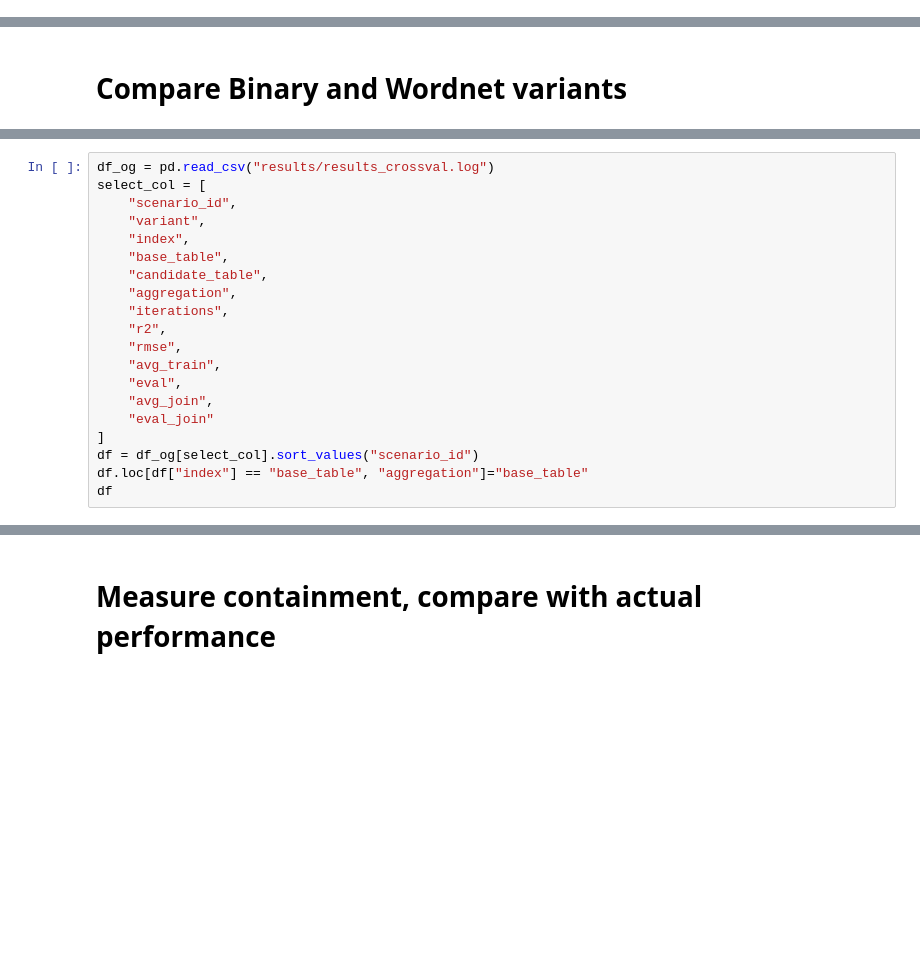
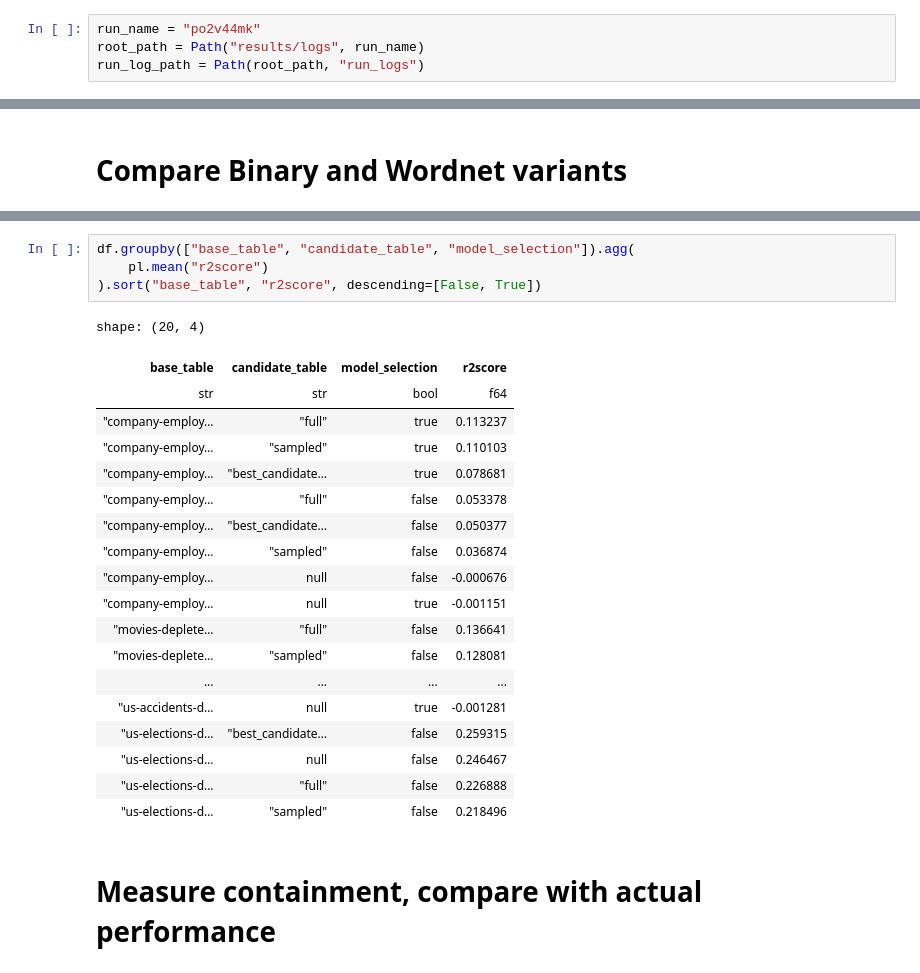
Before and after one commit to rcap107/retrieve-merge-predict, a Jupyter notebook: notebooks/Study results.ipynb, the cells around one changed output, grey strips where cells are left out. Cells and saved outputs as stored; diff of their text form; blank space fills up the shorter version.

```diff
--- a/notebooks/Study results.ipynb
+++ b/notebooks/Study results.ipynb
@@ -23,0 +25,4 @@ import src.utils.plotting_utils as utils
+# %%
+run_name = "po2v44mk"
+root_path = Path("results/logs", run_name)
+run_log_path = Path(root_path, "run_logs")
@@ -33,20 +135,0 @@ Index(['scenario_id', 'status', 'variant', 'git_hash', 'index', 'base_table',
-# %%
-df_og = pd.read_csv("results/results_crossval.log")
-select_col = [
-    "scenario_id",
-    "variant",
-    "index",
-    "base_table",
-    "candidate_table",
-    "aggregation",
-    "iterations",
-    "r2",
-    "rmse",
-    "avg_train",
-    "eval",
-    "avg_join",
-    "eval_join"
-]
-df = df_og[select_col].sort_values("scenario_id")
-df.loc[df["index"] == "base_table", "aggregation"]="base_table"
-df
@@ -69,3 +169,27 @@ df_p = pl.from_pandas(df)
+# %%
+df.groupby(["base_table", "candidate_table", "model_selection"]).agg(
+    pl.mean("r2score")
+).sort("base_table", "r2score", descending=[False, True])
+# %% [output]
+shape: (20, 4)
+| base_table | candidate_table | model_selection | r2score |
+| str | str | bool | f64 |
+| "company-employ… | "full" | true | 0.113237 |
+| "company-employ… | "sampled" | true | 0.110103 |
+| "company-employ… | "best_candidate… | true | 0.078681 |
+| "company-employ… | "full" | false | 0.053378 |
+| "company-employ… | "best_candidate… | false | 0.050377 |
+| "company-employ… | "sampled" | false | 0.036874 |
+| "company-employ… | null | false | -0.000676 |
+| "company-employ… | null | true | -0.001151 |
+| "movies-deplete… | "full" | false | 0.136641 |
+| "movies-deplete… | "sampled" | false | 0.128081 |
+| ... | ... | ... | ... |
+| "us-accidents-d… | null | true | -0.001281 |
+| "us-elections-d… | "best_candidate… | false | 0.259315 |
+| "us-elections-d… | null | false | 0.246467 |
+| "us-elections-d… | "full" | false | 0.226888 |
+| "us-elections-d… | "sampled" | false | 0.218496 |
 # %% [markdown]
 # Measure containment, compare with actual performance
 # %%
```
Also changed, not shown: parts of 35 cells of this notebook.
